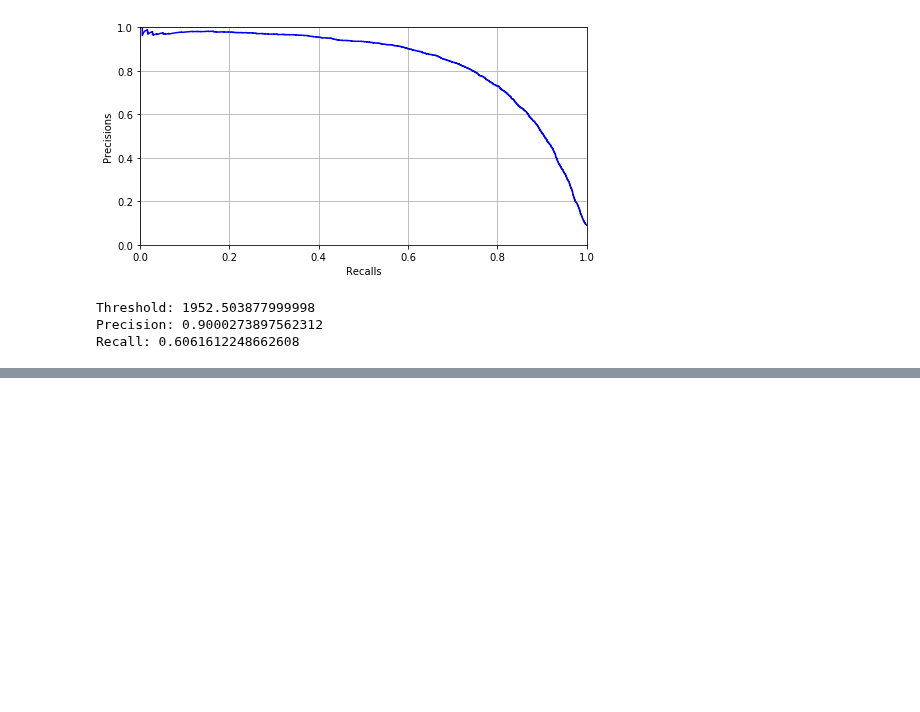
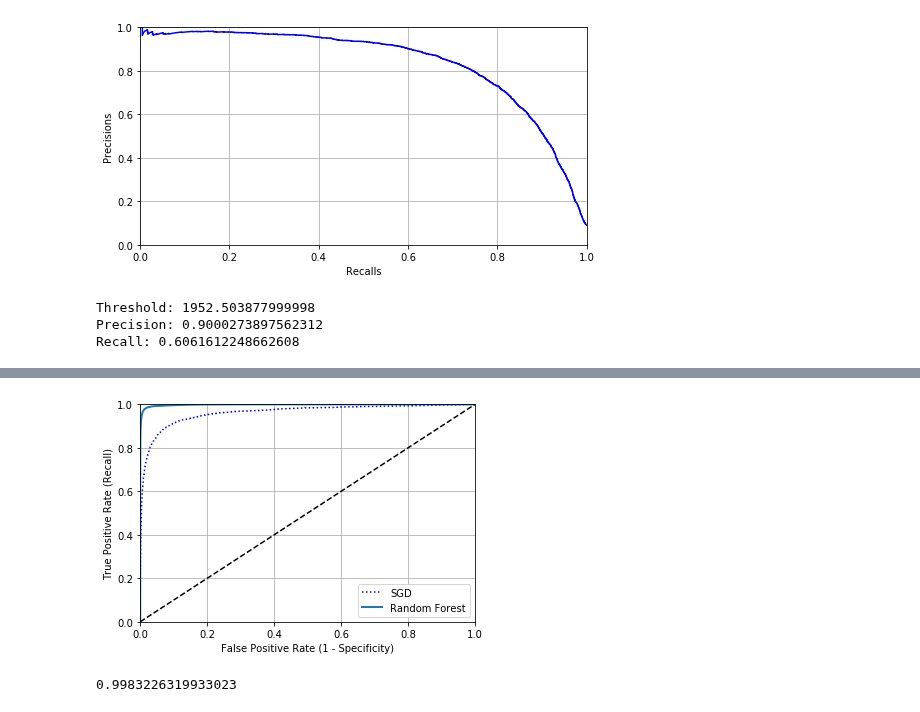
Before and after one commit to codywill/ml-sandbox, a Jupyter notebook: hands-on/Chapter 3 - Handwritten Digits Classification.ipynb, the cells around one changed output, grey strips where cells are left out. Cells and saved outputs as stored; diff of their text form; code cells hidden in the pictures; blank space fills up the shorter version.

```diff
--- a/hands-on/Chapter 3 - Handwritten Digits Classification.ipynb
+++ b/hands-on/Chapter 3 - Handwritten Digits Classification.ipynb
@@ -287,0 +325,32 @@ Recall: 0.4285187234827523
+# %%
+from sklearn.ensemble import RandomForestClassifier
+
+try:
+    # Check for pickled model
+    forest_clf = pickle.load(open('pickles/forest_clf.pkl', 'rb'))
+except FileNotFoundError:
+    # Create and pickle the model if the file does not exist
+    forest_clf = RandomForestClassifier(random_state=47)
+    pickle.dump(forest_clf, open('pickles/forest_clf.pkl', 'wb'))
+# %%
+try:
+    # Check for pickled predictions
+    y_probas_forest = pickle.load(open('pickles/y_probas_forest.pkl', 'rb'))
+except FileNotFoundError:
+    # RandomForestClassifier doesn't have decision_function, but predict_proba returns probabilities
+    y_probas_forest = cross_val_predict(forest_clf, X_train, y_train_5, cv=3, method='predict_proba')
+    pickle.dump(y_probas_forest, open('pickles/y_probas_forest.pkl', 'wb'))
+# %%
+y_scores_forest = y_probas_forest[:, 1]
+fpr_forest, tpr_forest, thresholds_forest = roc_curve(y_train_5, y_scores_forest)
+
+plt.plot(fpr, tpr, 'b:', label='SGD')
+plot_roc_curve(fpr_forest, tpr_forest, 'Random Forest')
+plt.legend(loc='lower right')
+plt.show()
+# %% [output]
+[figure, added]
+# %%
+roc_auc_score(y_train_5, y_scores_forest)
+# %% [output]
+0.9983226319933023
```
Also changed, not shown: parts of 50 cells of this notebook.
